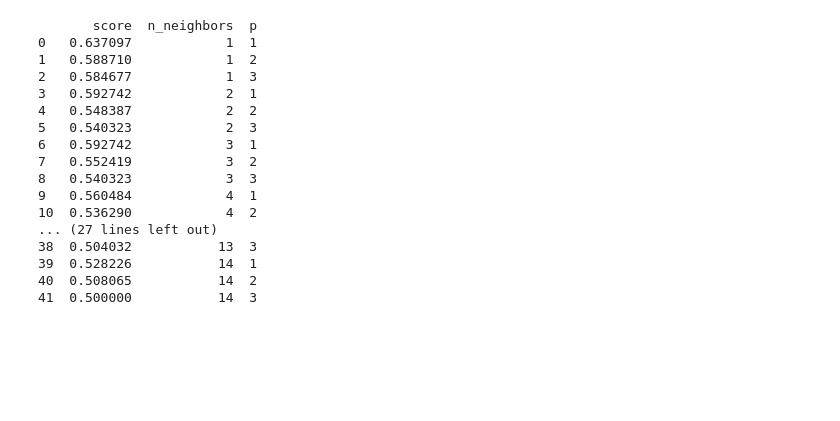
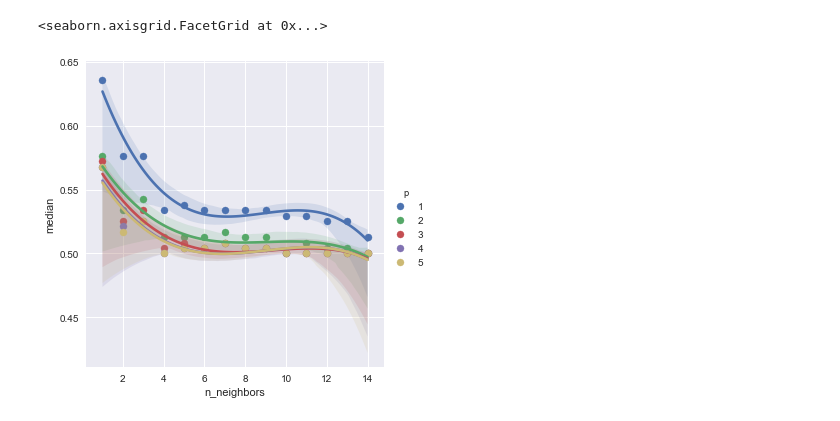
Before and after one commit to anliec/ML_homework_supervised, a Jupyter notebook: knn_test.ipynb, the cells around one changed output. Cells and saved outputs as stored; diff of their text form; code cells hidden in the pictures; blank space fills up the shorter version.

```diff
--- a/knn_test.ipynb
+++ b/knn_test.ipynb
@@ -1,5 +1,7 @@
 # %%
+import matplotlib.pyplot as plt
 import seaborn as sns
 import numpy as np
 from src.knn import knn
 from src.utils import *
+sns.set()
@@ -6,3 +10,6 @@ from src.utils import *
 # %%
-df = knn("creditcard", range(1,15,1), range(1,4))
+df, dd, ddi = knn("creditcard",
+                  n_neighbors_values=range(1,15,1),
+                  p_values=range(1,6),
+                  training_sizes=range(10000, 100001, 10000))
 # %% [output]
@@ -15,20 +17,12 @@ sns.lmplot(x='n_neighbors', y='score', hue='p', data=df, x_estimator=np.median,
-# %%
-print(df)
-# %% [output]
-       score  n_neighbors  p
-0   0.637097            1  1
-1   0.588710            1  2
-2   0.584677            1  3
-3   0.592742            2  1
-4   0.548387            2  2
-5   0.540323            2  3
-6   0.592742            3  1
-7   0.552419            3  2
-8   0.540323            3  3
-9   0.560484            4  1
-10  0.536290            4  2
-... (27 lines left out)
-38  0.504032           13  3
-39  0.528226           14  1
-40  0.508065           14  2
-41  0.500000           14  3
+# %%
+cd = consolidate_dict_data(dd, consolidate_argx=ddi['n_neighbors'], argx_name='n_neighbors',
+                           consolidate_argy=ddi['score_type'], argy_name='score',
+                           consolidate_argz=ddi['p'],
+                           filters=[(ddi['train_limit'], 90000)])
+sdf = to_seaborn_dataframe(cd, wanted_value='median',
+                           value_name='median',
+                           consolidate_z_name='p')
+sns.lmplot(x='n_neighbors', y='median', hue='p', data=sdf, x_estimator=np.median, order=3, truncate=True)
+# %% [output]
+<seaborn.axisgrid.FacetGrid at 0x...>
+[figure, added]
```
Also changed, not shown: parts of 10 cells of this notebook, 6 other files.
